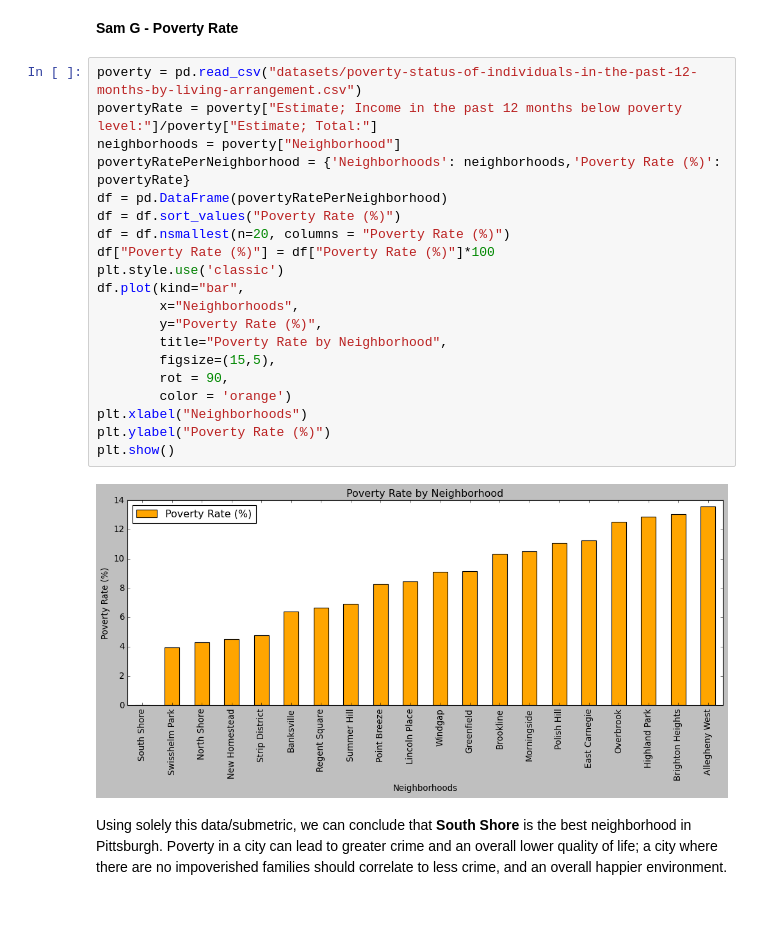
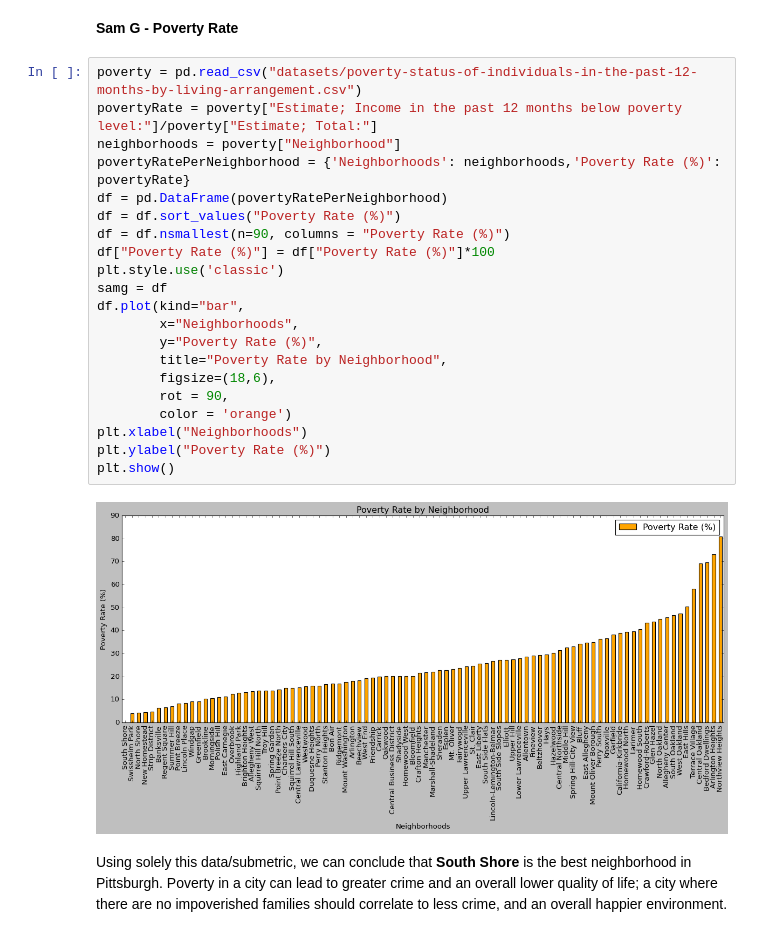
Before and after one commit to JamesW6/BestNeighborhoodProject, a Jupyter notebook: Report.ipynb, the cells around one changed output. Saved outputs shown, nothing was run; the diff lists cells and outputs as text; blank space fills up the shorter version.

```diff
--- a/Report.ipynb
+++ b/Report.ipynb
@@ -106,25 +109,26 @@ From our data, we can see that the "best" neighborhood according to this particu
 # %%
 poverty = pd.read_csv("datasets/poverty-status-of-individuals-in-the-past-12-months-by-living-arrangement.csv")
 povertyRate = poverty["Estimate; Income in the past 12 months below poverty level:"]/poverty["Estimate; Total:"]
 neighborhoods = poverty["Neighborhood"]
 povertyRatePerNeighborhood = {'Neighborhoods': neighborhoods,'Poverty Rate (%)': povertyRate}
 df = pd.DataFrame(povertyRatePerNeighborhood)
 df = df.sort_values("Poverty Rate (%)")
-df = df.nsmallest(n=20, columns = "Poverty Rate (%)")
+df = df.nsmallest(n=90, columns = "Poverty Rate (%)")
 df["Poverty Rate (%)"] = df["Poverty Rate (%)"]*100
 plt.style.use('classic')
+samg = df
 df.plot(kind="bar",
         x="Neighborhoods",
         y="Poverty Rate (%)",
         title="Poverty Rate by Neighborhood",
-        figsize=(15,5),
+        figsize=(18,6),
         rot = 90,
         color = 'orange')
 plt.xlabel("Neighborhoods")
 plt.ylabel("Poverty Rate (%)")
 plt.show()
 # %% [output]
-[figure, old version]
+[figure, new version]
 # %% [markdown]
 Using solely this data/submetric, we can conclude that **South Shore** is the best neighborhood in Pittsburgh. Poverty in a city can lead to greater crime and an overall lower quality of life; a city where there are no impoverished families should correlate to less crime, and an overall happier environment.
 # %% [markdown]
```
Also changed, not shown: parts of 4 cells of this notebook.
